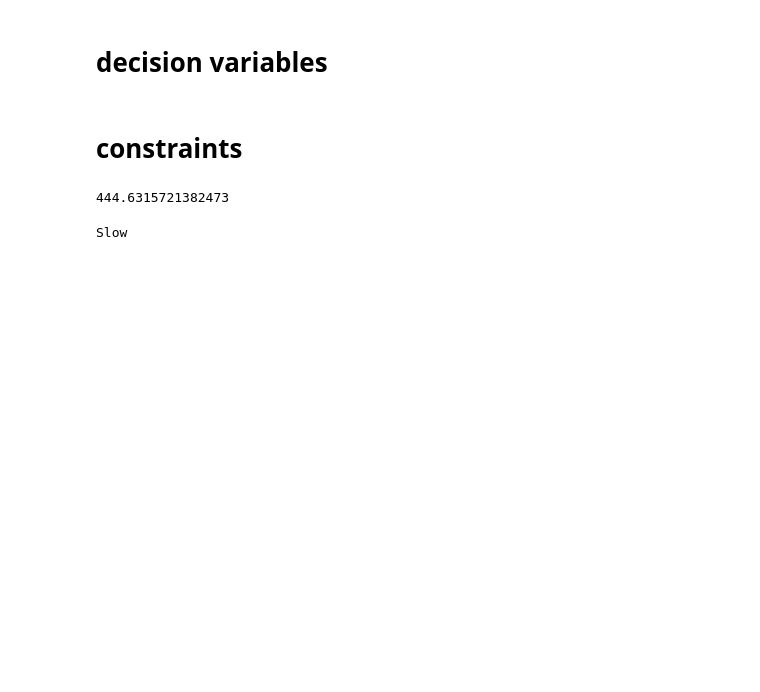
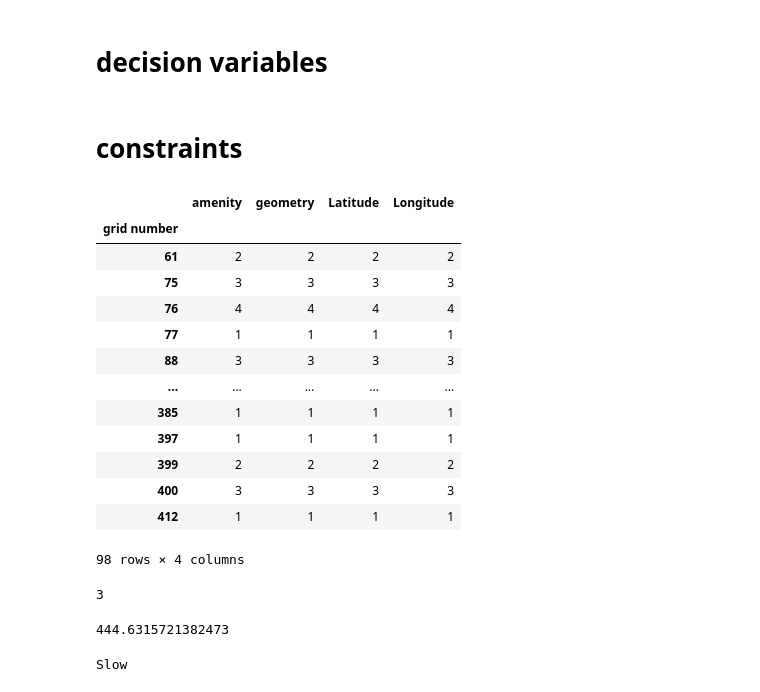
Before and after one commit to s2401564/mmcs-project, a Jupyter notebook: project.ipynb, the cells around one changed output. Saved outputs shown, nothing was run; the diff lists cells and outputs as text; code cells hidden in the pictures; blank space fills up the shorter version.

```diff
--- a/project.ipynb
+++ b/project.ipynb
@@ -139,4 +139,32 @@ x3 = np.array([xp.var( name='x3_{0}_{1}'.format(i,j+1))
 location.addVariable(x1, x2, x3)
 # %% [markdown]
 # constraints
+# %%
+# for each potential charging point, we can install one or more charging stations
+grid_pt_charg = pt_charg_point.groupby('grid number').count()
+grid_pt_charg
+# %% [output]
+|  | amenity | geometry | Latitude | Longitude |
+| grid number |  |  |  |  |
+| 61 | 2 | 2 | 2 | 2 |
+| 75 | 3 | 3 | 3 | 3 |
+| 76 | 4 | 4 | 4 | 4 |
+| 77 | 1 | 1 | 1 | 1 |
+| 88 | 3 | 3 | 3 | 3 |
+| ... | ... | ... | ... | ... |
+| 385 | 1 | 1 | 1 | 1 |
+| 397 | 1 | 1 | 1 | 1 |
+| 399 | 2 | 2 | 2 | 2 |
+| 400 | 3 | 3 | 3 | 3 |
+| 412 | 1 | 1 | 1 | 1 |
+98 rows × 4 columns
+# %%
+num_grid_pt = number_of_grids*[0]
+for ind in grid_pt_charg.index:
+    # print(ind)
+    # print(grid_pt_charg.iloc[ind]['grid number'])
+    num_grid_pt[ind-1] = grid_pt_charg.loc[ind]['amenity']
+num_grid_pt[75-1]
+# %% [output]
+3
 # %%
```
Also changed, not shown: parts of 7 cells of this notebook.
